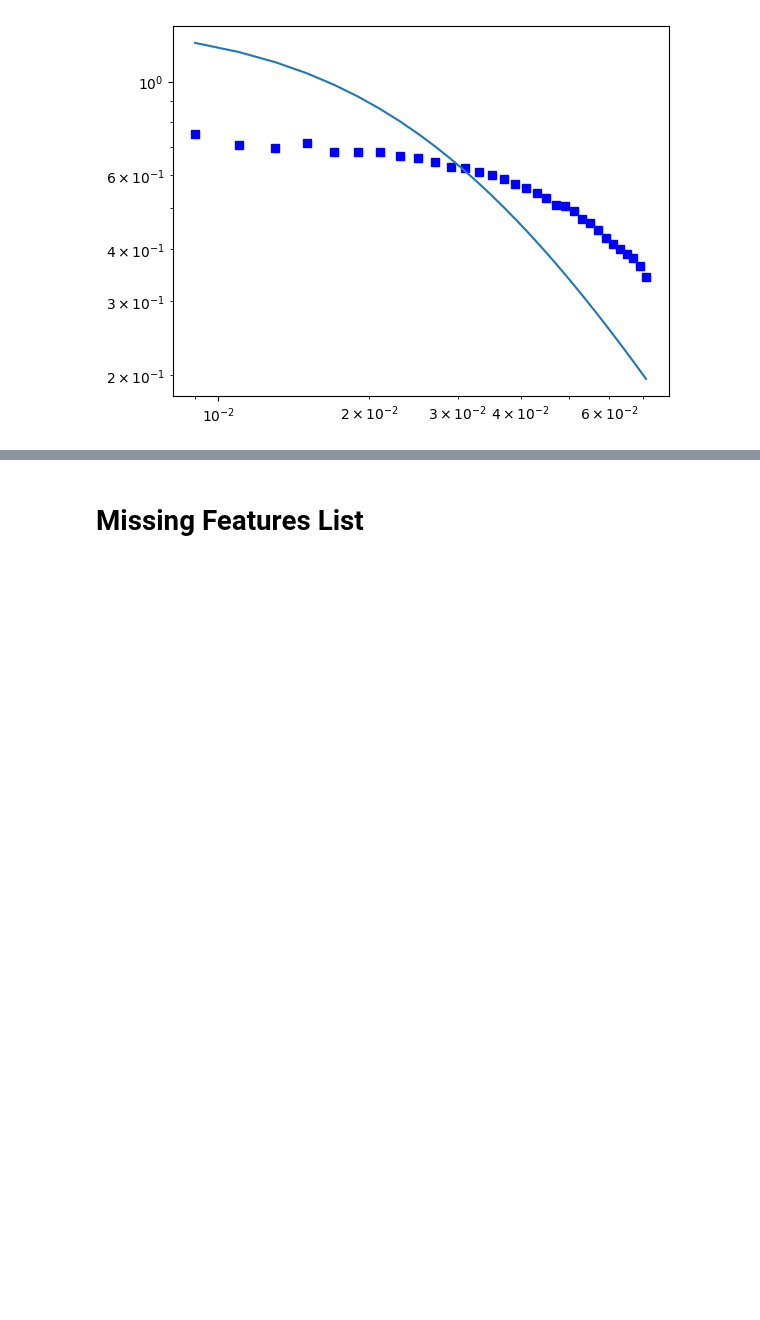
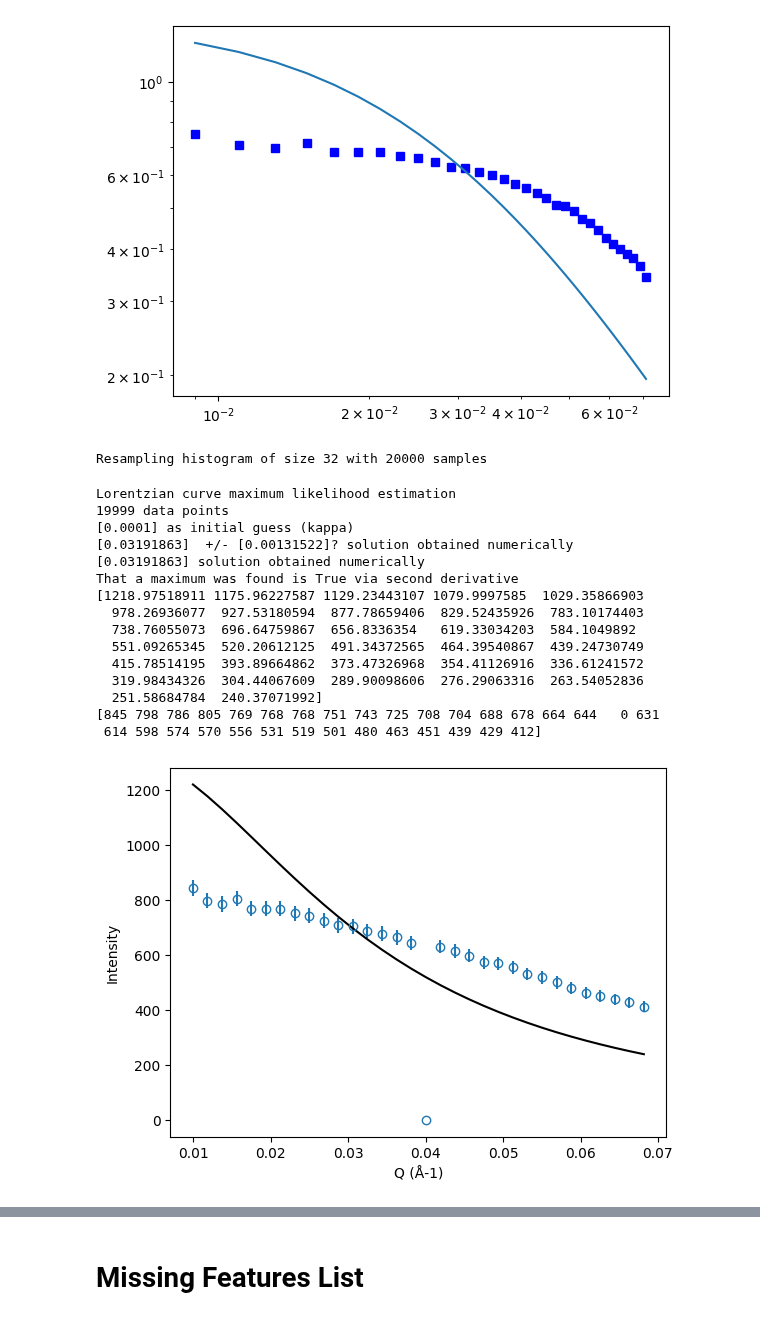
Before and after one commit to localoptimum/emtk, a Jupyter notebook: mleDemo.ipynb, the cells around one changed output, grey strips where cells are left out. Drawn from its saved outputs; the diff is of its cells as text; code cells hidden in the pictures; blank space fills up the shorter version.

```diff
--- a/mleDemo.ipynb
+++ b/mleDemo.ipynb
@@ -429,3 +460,56 @@ print(lor.estimates, lor.variances)
 lor.plotfit()
 # %% [output]
 [figure]
+# %%
+def unbin(xx, yy, samples):
+    sum = np.sum(yy)
+    scale = samples / sum
+    yy = yy * scale
+
+    print("Resampling histogram of size", yy.size, "with", samples, "samples")
+
+    result = np.empty(0)
+
+    for bin in np.arange(xx.size):
+        nn = int(np.round(yy[bin]))
+        chunk = np.full(nn, xx[bin])
+        result = np.append(result, chunk)
+
+    np.random.shuffle(result)
+
+    return result
+
+
+
+sp = unbin(clipx, clipy, 20000)
+# %% [output]
+Resampling histogram of size 32 with 20000 samples
+# %%
+import emtk
+
+from importlib import reload
+reload(emtk)
+
+curv = emtk.lorentzianCurve()
+curv.data = sp
+curv.setupGuesses()
+curv.mle()
+curv.report()
+curv.plotFit(logarithmic=False, nbins=32)
+# %% [output]
+Lorentzian curve maximum likelihood estimation
+19999 data points
+[0.0001] as initial guess (kappa)
+[0.03191863]  +/- [0.00131522]? solution obtained numerically
+[0.03191863] solution obtained numerically
+That a maximum was found is True via second derivative
+[1218.97518911 1175.96227587 1129.23443107 1079.9997585  1029.35866903
+  978.26936077  927.53180594  877.78659406  829.52435926  783.10174403
+  738.76055073  696.64759867  656.8336354   619.33034203  584.1049892
+  551.09265345  520.20612125  491.34372565  464.39540867  439.24730749
+  415.78514195  393.89664862  373.47326968  354.41126916  336.61241572
+  319.98434326  304.44067609  289.90098606  276.29063316  263.54052836
+  251.58684784  240.37071992]
+[845 798 786 805 769 768 768 751 743 725 708 704 688 678 664 644   0 631
+ 614 598 574 570 556 531 519 501 480 463 451 439 429 412]
+[figure, added]
```
Also changed, not shown: parts of 8 cells of this notebook, 1 other file.
